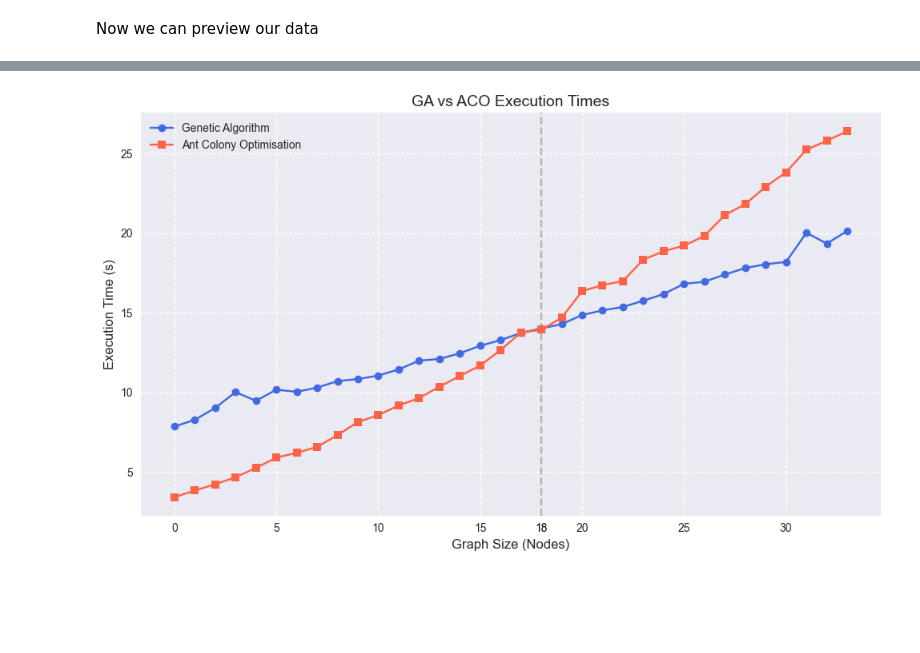
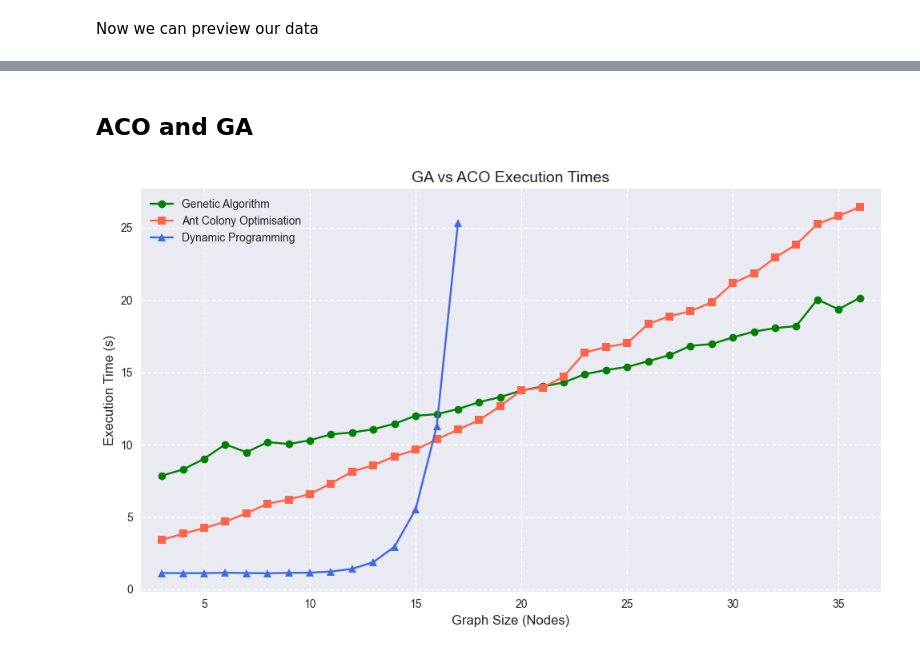
Before and after one commit to LowIQCoder/NIC_Project, a Jupyter notebook: analisys.ipynb, the cells around one changed output, grey strips where cells are left out. Saved outputs shown, nothing was run; the diff lists cells and outputs as text; code cells hidden in the pictures; blank space fills up the shorter version.

```diff
--- a/analisys.ipynb
+++ b/analisys.ipynb
@@ -177,22 +162,24 @@ For large-scale problems, Genetic Algorithms exhibit superior scalability and ti
+# %% [markdown]
+## ACO and GA
 # %%
 plt.figure(figsize=(10, 6))
 
-plt.plot(ga_results['Execution Time (s)'], marker='o', label="Genetic Algorithm", color='royalblue')
-plt.plot(aco_results['Execution Time (s)'], marker='s', label="Ant Colony Optimisation", color='tomato')
+plt.plot(ga_results['Graph Size'], ga_results['Execution Time (s)'], marker='o', label="Genetic Algorithm", color='green')
+plt.plot(aco_results['Graph Size'], aco_results['Execution Time (s)'], marker='s', label="Ant Colony Optimisation", color='tomato')
+plt.plot(dp_results['Graph Size'][:15], dp_results['Execution Time (s)'][:15], marker='^', label="Dynamic Programming", color='royalblue')
 
-plt.axvline(x=18, color='gray', linestyle='--', alpha=0.5)
-plt.text(18, 1.23, '18', horizontalalignment='center', color='black')
 
 plt.title("GA vs ACO Execution Times", fontsize=14)
 plt.xlabel("Graph Size (Nodes)", fontsize=12)
 plt.ylabel("Execution Time (s)", fontsize=12)
 
+plt.xlim(2, 37)
 plt.grid(True, linestyle='--')
 plt.legend()
 plt.tight_layout()
 plt.show()
 # %% [output]
-[figure, old version]
+[figure, new version]
 # %%
 plt.figure(figsize=(10, 6))
 
```
Also changed, not shown: parts of 26 cells of this notebook, 5 other files.
